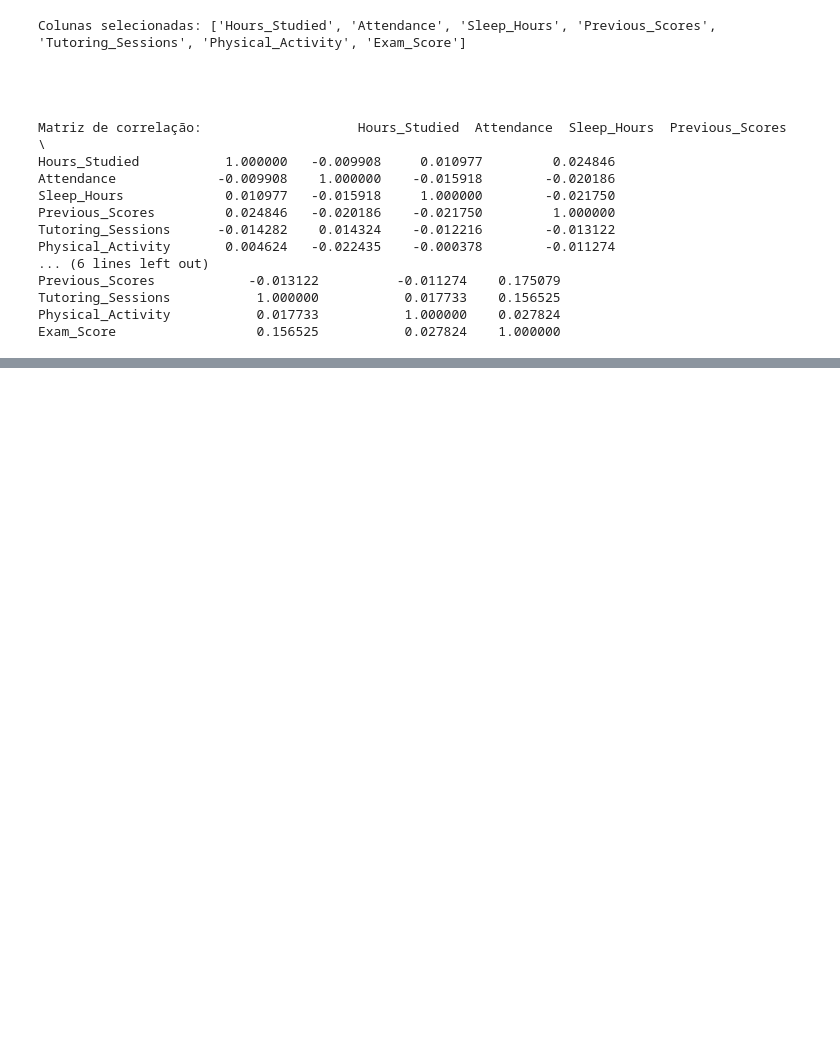
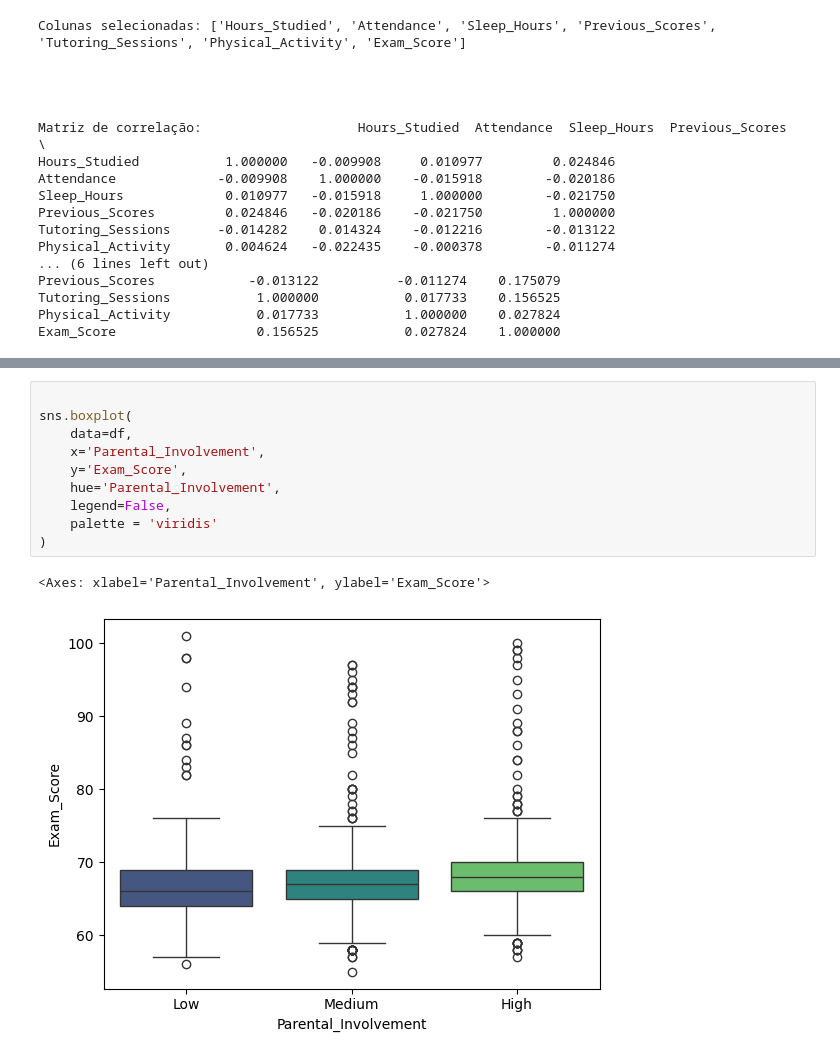
Before and after one commit to JosManoel/IA2Edu-2025.2-BTI-UFRN, a Jupyter notebook: LAB4_Analise_exploratoria_de_dados_educacionais.ipynb, the cells around one changed output, grey strips where cells are left out. Cells and saved outputs as stored; diff of their text form; blank space fills up the shorter version.

```diff
--- a/LAB4_Analise_exploratoria_de_dados_educacionais.ipynb
+++ b/LAB4_Analise_exploratoria_de_dados_educacionais.ipynb
@@ -347,0 +389,13 @@ Após realizar as análises e gerar os gráficos, utilize células de texto (Mar
+# %%
+
+sns.boxplot(
+    data=df,
+    x='Parental_Involvement',
+    y='Exam_Score',
+    hue='Parental_Involvement',
+    legend=False,
+    palette = 'viridis'
+)
+# %% [output]
+<Axes: xlabel='Parental_Involvement', ylabel='Exam_Score'>
+[figure, added]
```
Also changed, not shown: parts of 22 cells of this notebook.
